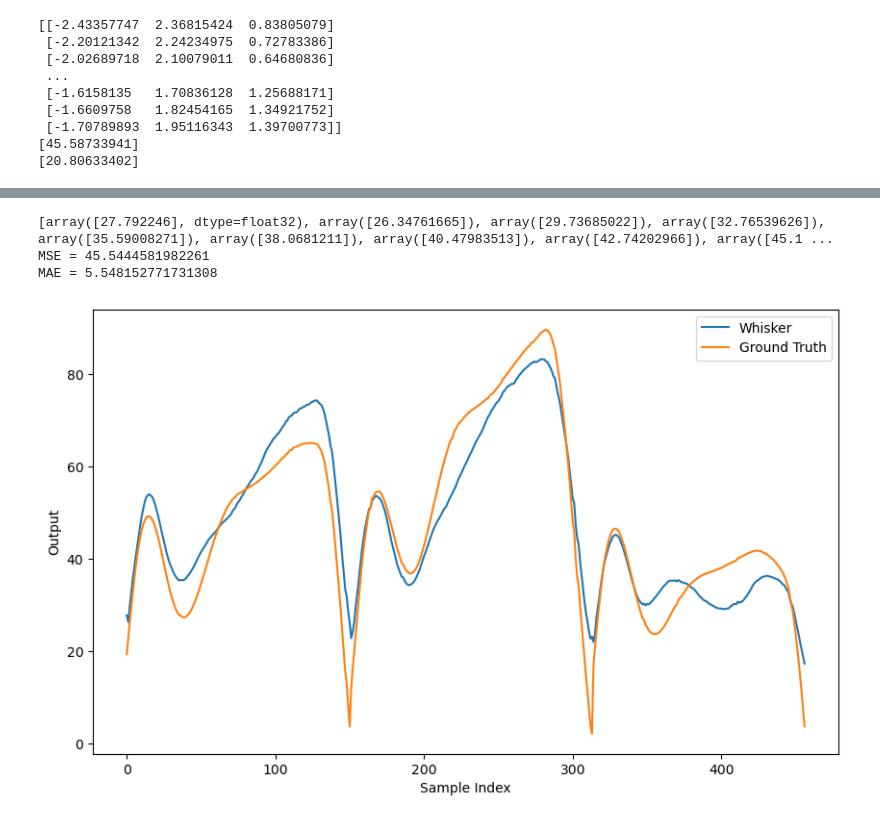
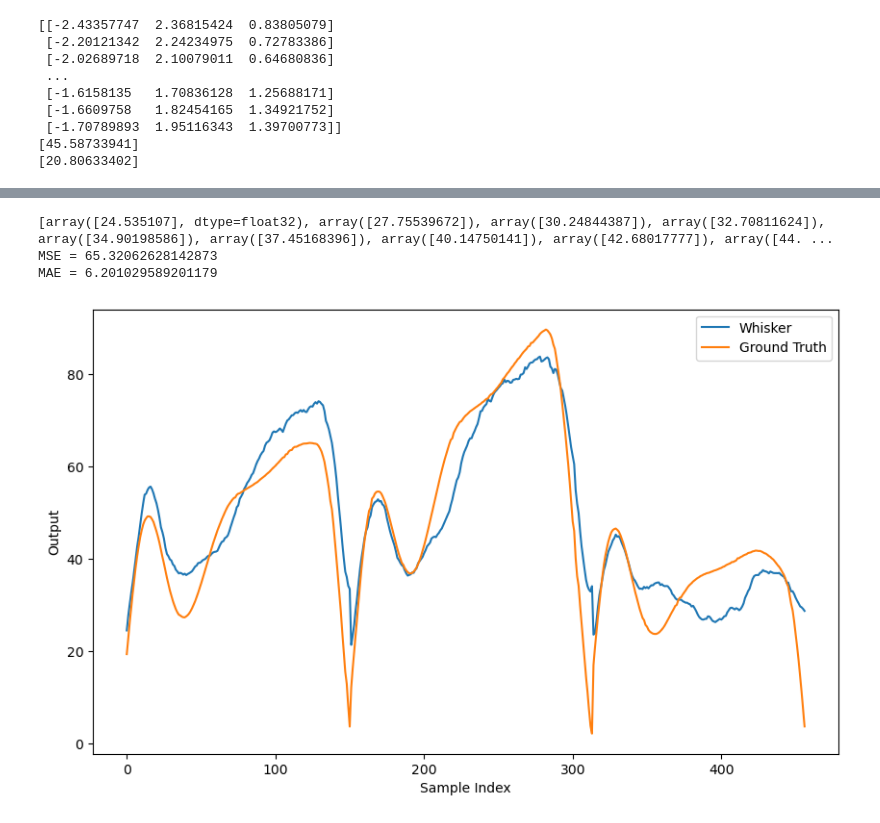
Before and after one commit to TacYee/autonomous-fly, a Jupyter notebook: Optitrack/dataanalyse/uncertainty_mlp_KF.ipynb, the cells around one changed output, grey strips where cells are left out. Drawn from its saved outputs; the diff is of its cells as text; code cells hidden in the pictures.

```diff
--- a/Optitrack/dataanalyse/uncertainty_mlp_KF.ipynb
+++ b/Optitrack/dataanalyse/uncertainty_mlp_KF.ipynb
@@ -522,42 +598,42 @@ test_yaw2_3 = test_orientation2_filtered[314:457]
 initial_states = [test_pre2_1[0], test_pre2_2[0], test_pre2_3[0]]
 initial_positions = [test_position2_1[0], test_position2_2[0], test_position2_3[0]]
 initial_yaws = [test_yaw2_1[0], test_yaw2_2[0], test_yaw2_3[0]]
-initial_covariance = np.array([[5]])
-process_noise = np.array([[0.01]])
+initial_covariance = np.array([[50]])
+process_noise = np.array([[0.1]])
 measurement_noise = np.array([[1]])
 
 # 应用卡尔曼滤波
 test_kal2_1 = apply_kalman_filterFLAT(initial_states[0], initial_positions[0], initial_yaws[0], test_pre2_1, test_position2_1, test_yaw2_1)
 test_kal2_2 = apply_kalman_filterFLAT(initial_states[1], initial_positions[1], initial_yaws[1],test_pre2_2, test_position2_2, test_yaw2_2)
 test_kal2_3 = apply_kalman_filterFLAT(initial_states[2], initial_positions[2], initial_yaws[2],test_pre2_3, test_position2_3, test_yaw2_3)
 
 # 合并结果
 test_kal2 = test_kal2_1 + test_kal2_2 + test_kal2_3
 print(test_kal2)
 # 计算损失
 MSE_loss = mean_squared_error(test_kal2, test_GT2_filtered)
 MAE_loss = mean_absolute_error(test_kal2, test_GT2_filtered)
 
 print(f'MSE = {MSE_loss}')
 print(f'MAE = {MAE_loss}')
 
 # 保存图像
 test_image_folder = 'FLAT_MLP_KF_test_image_save_whisker2'
 os.makedirs(test_image_folder, exist_ok=True)
 test_image_output_file = f'{test_image_folder}/p_0.05_noise_1e-2_modelvarianceweight_1_whisker1_kf_certainnoise_5_0.005_0.5_1.png'
 
 plt.figure(figsize=(10, 6))
 plt.plot(test_kal2, label='Whisker')
 plt.plot(test_GT2_filtered, label='Ground Truth')
 plt.legend()
 plt.xlabel('Sample Index')
 plt.ylabel('Output')
 plt.savefig(test_image_output_file)
 # %% [output]
-[array([27.792246], dtype=float32), array([26.34761665]), array([29.73685022]), array([32.76539626]), array([35.59008271]), array([38.0681211]), array([40.47983513]), array([42.74202966]), array([45.1 ...
-MSE = 45.5444581982261
-MAE = 5.548152771731308
+[array([24.535107], dtype=float32), array([27.75539672]), array([30.24844387]), array([32.70811624]), array([34.90198586]), array([37.45168396]), array([40.14750141]), array([42.68017777]), array([44. ...
+MSE = 65.32062628142873
+MAE = 6.201029589201179
-[figure, old version]
+[figure, new version]
 # %%
 #UA KF Flat whisker2
 import numpy as np
```
Also changed, not shown: parts of 10 cells of this notebook, 15 other files.
